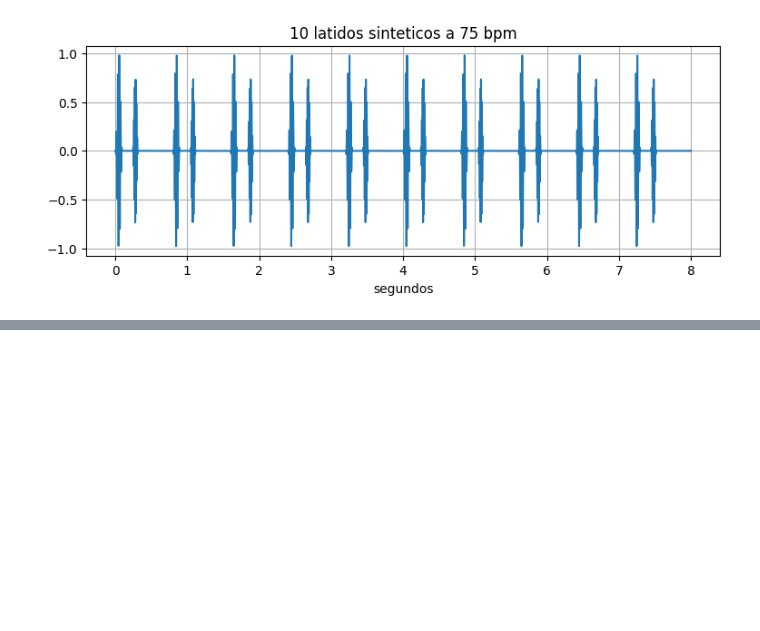
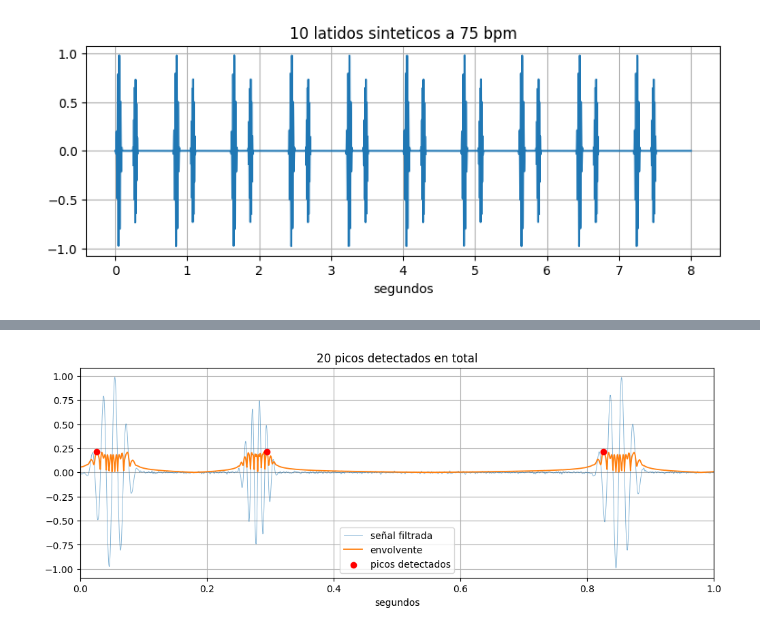
Before and after one commit to fortunatoramirez/clasificador-ac, a Jupyter notebook: notebooks/entorno.ipynb, the cells around one changed output, grey strips where cells are left out. Cells and saved outputs as stored; diff of their text form; code cells hidden in the pictures; blank space fills up the shorter version.

```diff
--- a/notebooks/entorno.ipynb
+++ b/notebooks/entorno.ipynb
@@ -102,0 +147,16 @@ display(Audio('ejemplo_latido.wav')) #se escucha muy leve el latido, se escucha
+# %%
+picos = find_peaks(envolvente, distance=int(FS*60/180/2.2), prominence=np.std(envolvente)*0.5)[0]
+
+plt.figure(figsize=(12, 4))
+t2 = t[:int(3*FS)]
+plt.plot(t2, señal_filtrada[:int(3*FS)], linewidth=0.6, alpha=0.6, label='señal filtrada')
+plt.plot(t2, envolvente[:int(3*FS)]*0.5, linewidth=1.3, label='envolvente')
+picos_en_rango = picos[picos < int(3*FS)]
+plt.scatter(t[picos_en_rango], envolvente[picos_en_rango]*0.5, color='red', zorder=5, label='picos detectados')
+plt.legend()
+plt.xlabel('segundos')
+plt.xlim(0, 1)
+plt.title(f'{len(picos)} picos detectados en total')
+plt.show()
+# %% [output]
+[figure, added]
```
Also changed, not shown: parts of 5 cells of this notebook, 1 other file.
